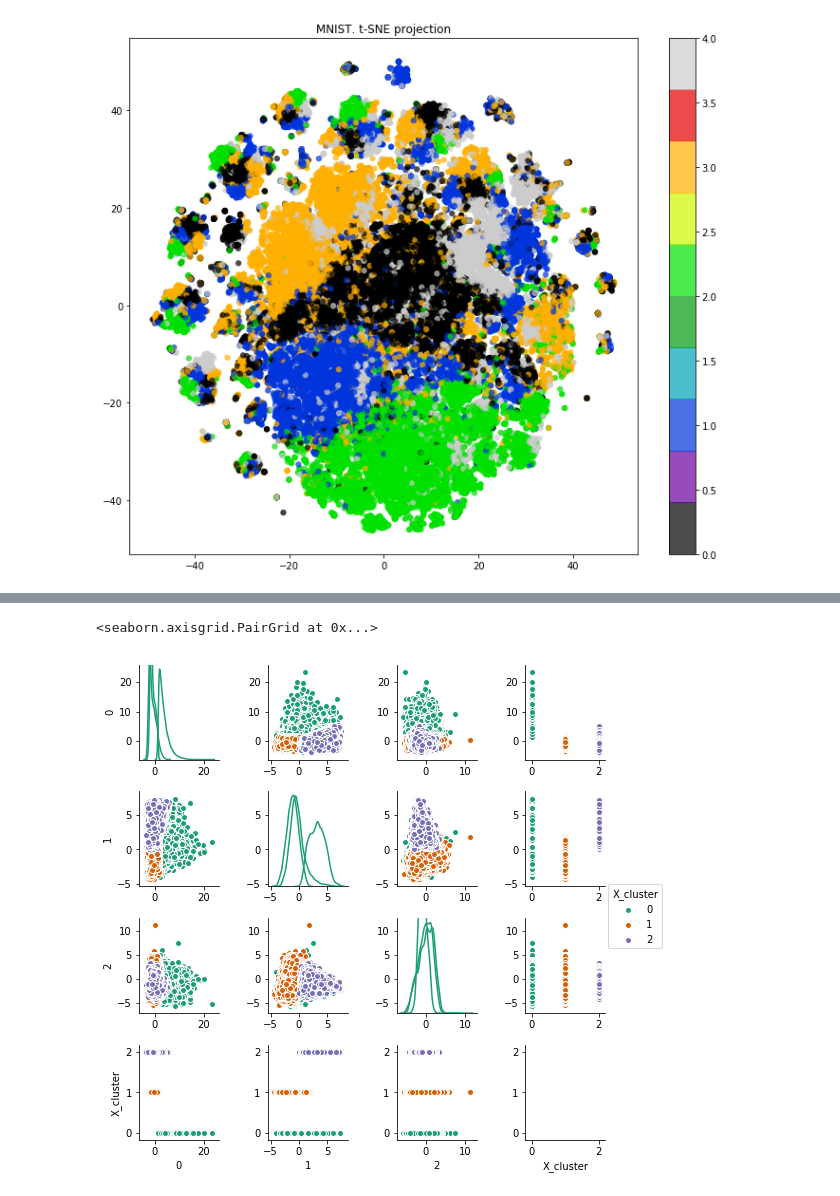
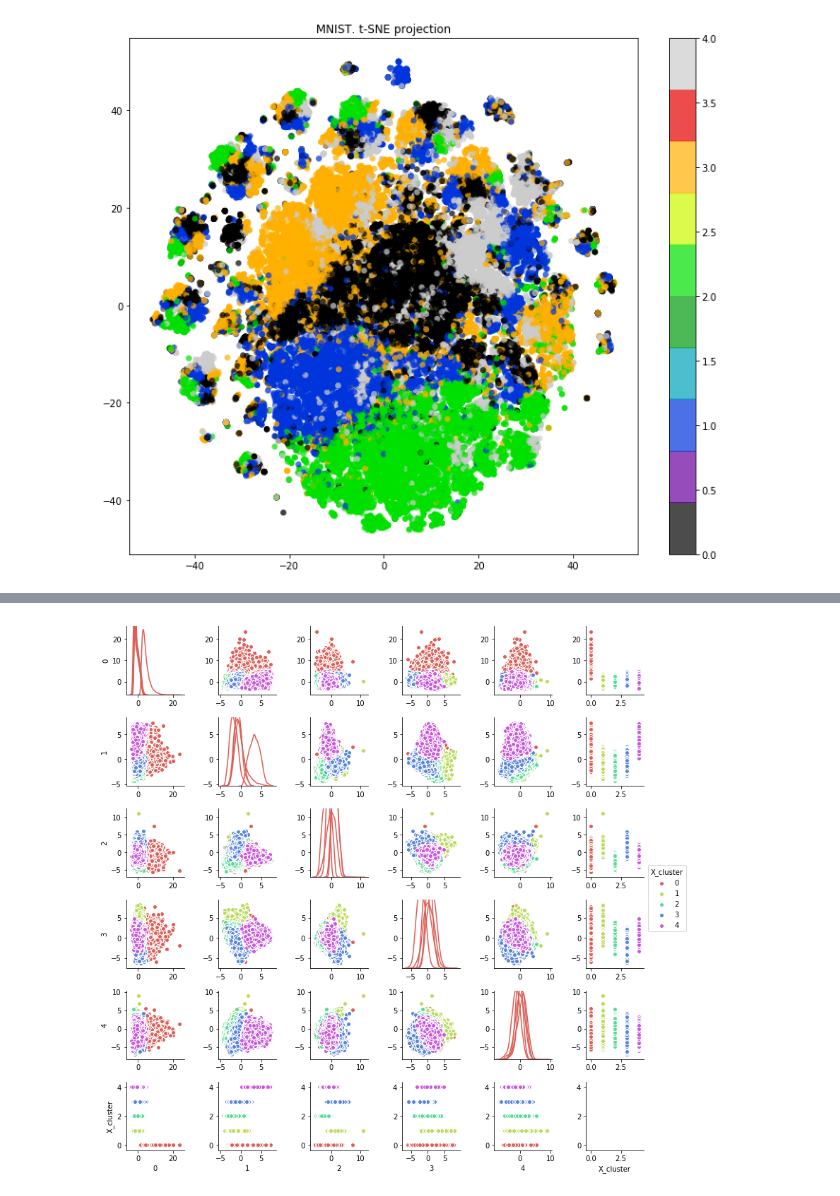
Before and after one commit to jiangshan123/Capstone_TDI, a Jupyter notebook: Project.ipynb, the cells around one changed output, grey strips where cells are left out. Cells and saved outputs as stored; diff of their text form; code cells hidden in the pictures.

Commit message:
Add pairplot

```diff
--- a/Project.ipynb
+++ b/Project.ipynb
@@ -1149,15 +1158,14 @@ plt.show();
 # %%
-pca = decomposition.PCA(n_components=7)
-x_7d = pca.fit_transform(X_std)
+pca = decomposition.PCA(n_components=5)
+x_5d = pca.fit_transform(X_std)
 # %%
 pca4 = decomposition.PCA(n_components=4)
 x_4d = pca.fit_transform(X_std)
 # %%
 #Set a 3 KMeans clustering
-kmeans = KMeans(n_clusters = 3)
-
+Kmeans = KMeans(n_clusters=5, init='k-means++', random_state=0)
 #Compute cluster centers and predict cluster indices
-X_clustered = kmeans.fit_predict(x_7d)
+X_clustered = kmeans.fit_predict(x_5d)
 
 #Define our own color map
 LABEL_COLOR_MAP = {0:'r', 1: 'g', 2: 'b', 3: 'purple', 4: 'y'}
@@ -1165,6 +1173,6 @@ label_color = [LABEL_COLOR_MAP[l] for l in X_clustered]
 
 # Plot the scatter digram
 plt.figure(figsize = (7,7))
-plt.scatter(x_7d[:,0],x_7d[:,2], c= label_color, alpha=0.5)
+plt.scatter(x_7d[:,0],x_7d[:,1], c= label_color, alpha=0.5)
 plt.show()
 # %% [output]
@@ -1172,11 +1180,11 @@ plt.show()
 # %%
 # Create a temp dataframe from our PCA projection data "x_9d"
-df = pd.DataFrame(x_4d)
-df = df[[0,1,2]] # only want to visualise relationships between first 3 projections
+df = pd.DataFrame(x_5d)
+df = df[[0,1,2,3,4]] # only want to visualise relationships between first 3 projections
 df['X_cluster'] = X_clustered
 # %%
 # Call Seaborn's pairplot to visualize our KMeans clustering on the PCA projected data
-sns.pairplot(df, hue='X_cluster', palette= 'Dark2', diag_kind='kde',size=1.85)
+sns_plot = sns.pairplot(df, hue='X_cluster', palette= 'hls', diag_kind='kde',size=1.85)
+sns_plot.savefig("pairplot.png")
 # %% [output]
-<seaborn.axisgrid.PairGrid at 0x...>
-[figure, old version]
+[figure, new version]
```
Also changed, not shown: parts of 6 cells of this notebook, 4 other files.
